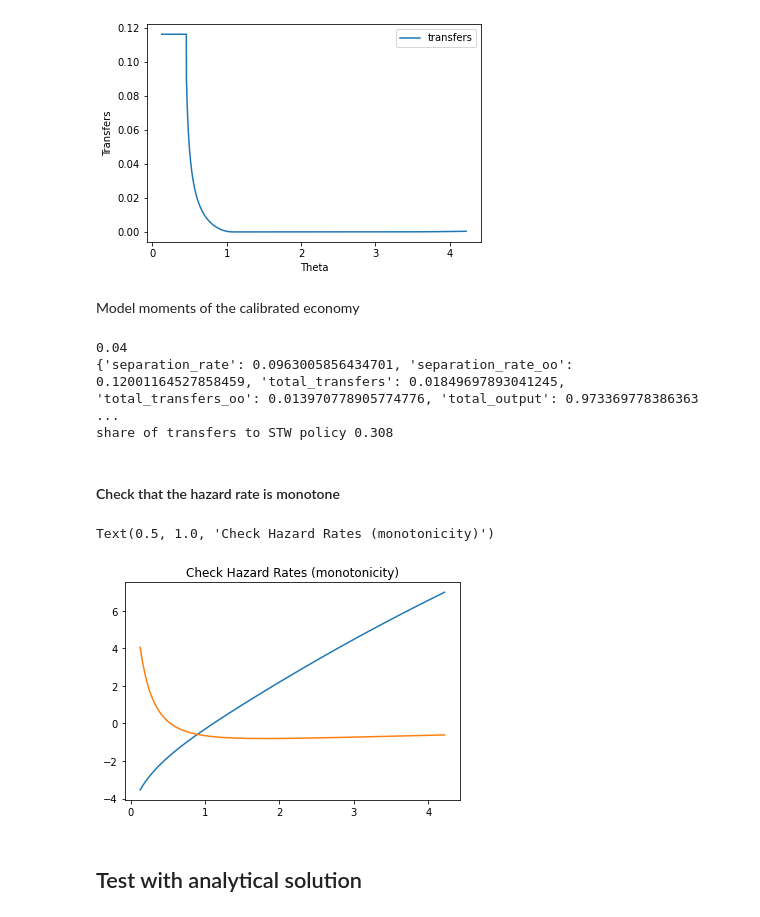
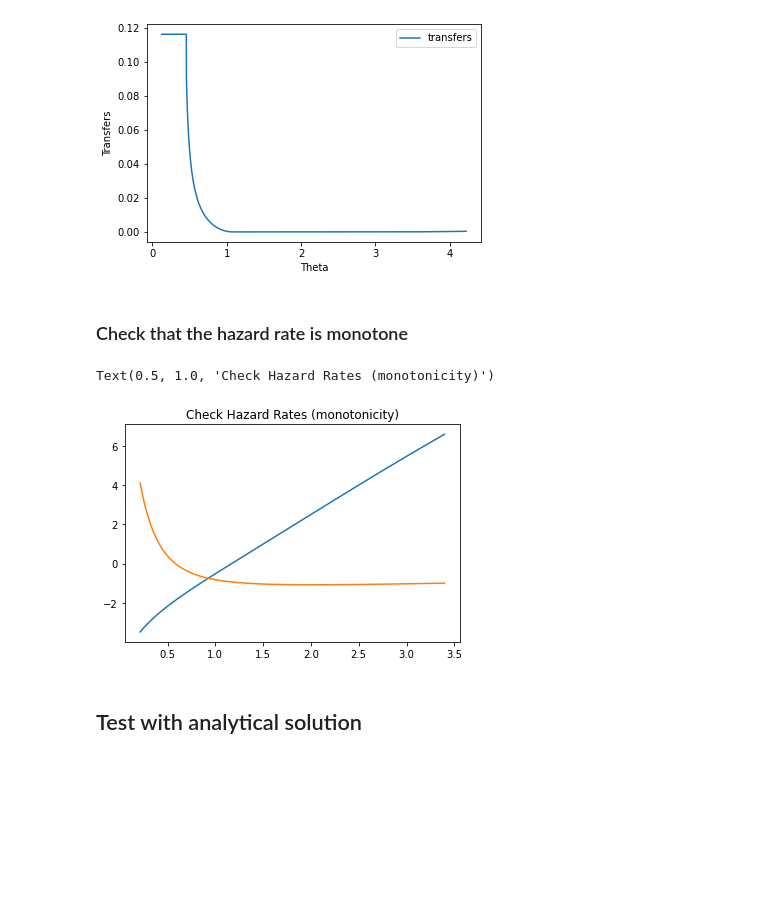
Before and after one commit to SZuzek/Shorttimework, a Jupyter notebook: main.ipynb, the cells around one changed output. Saved outputs shown, nothing was run; the diff lists cells and outputs as text; code cells hidden in the pictures; blank space fills up the shorter version.

```diff
--- a/main.ipynb
+++ b/main.ipynb
@@ -421,0 +518,19 @@ c.stw_.solve_gekko()
+# %%
+# initialize counterfactuals
+c = []
+# tau values
+tau_values = [0.3, 0.5, 0.7]
+
+
+for tau in tau_values:
+    cc = copy.deepcopy(c0)
+    cc.stw_.tau = tau
+    c.append(cc)
+
+    cc = copy.deepcopy(c1)
+    cc.stw_.tau = tau
+    c.append(cc)
+
+    cc = copy.deepcopy(c2)
+    cc.stw_.tau = tau
+    c.append(cc)
@@ -421,0 +544,14 @@ c.stw_.solve_gekko()
+# %%
+%%writefile solve_process.py
+def solve_process(cc):
+    cc.stw_.display = False
+    cc.stw_.nt = 4001 # need to increase precision since few are affected by stw
+    cc.stw_.init_gekko()
+    cc.stw_.solve_gekko()
+
+    return cc
+# %%
+from solve_process import solve_process
+if __name__ ==  '__main__':
+    pool = multiprocessing.Pool(multiprocessing.cpu_count() - 1)
+    c = pool.map(solve_process, c)
@@ -439,31 +747,19 @@ plot_presi(c.stw_, which = "transfers")
 # %% [output]
 [figure]
 [figure]
-# %% [markdown]
-Model moments of the calibrated economy
-# %%
-print(c.target_sep_eff)
-mom = c.stw_.moments(cutoff = 0.05)
-print(mom)
-
-print(f"share of transfers to STW policy", np.round(mom["transfer_STW"]/ (mom["transfer_UI"] + mom["transfer_STW"]),3))
-# %% [output]
-0.04
-{'separation_rate': 0.0963005856434701, 'separation_rate_oo': 0.12001164527858459, 'total_transfers': 0.01849697893041245, 'total_transfers_oo': 0.013970778905774776, 'total_output': 0.973369778386363 ...
-share of transfers to STW policy 0.308
 # %% [markdown]
-#### Check that the hazard rate is monotone
+### Check that the hazard rate is monotone
 # %%
-grid = np.array(c.stw_.theta)
-hr1 = c.dist.cdf(grid) / c.dist.pdf(grid)  # F/f
-hr2 = (1-c.dist.cdf(grid))/ c.dist.pdf(grid) # (1-F)/f
+grid = np.array(c[0].stw_.theta)
+hr1 = c[0].dist.cdf(grid) / c[0].dist.pdf(grid)  # F/f
+hr2 = (1-c[0].dist.cdf(grid))/ c[0].dist.pdf(grid) # (1-F)/f
 
 plt.plot(grid, np.log(hr1))
 plt.plot(grid, np.log(hr2))
 plt.title("Check Hazard Rates (monotonicity)")
 # %% [output]
 Text(0.5, 1.0, 'Check Hazard Rates (monotonicity)')
-[figure, old version]
+[figure, new version]
 # %% [markdown]
 ## Test with analytical solution
 # %% [markdown]
```
Also changed, not shown: parts of 58 cells of this notebook, 6 other files.
